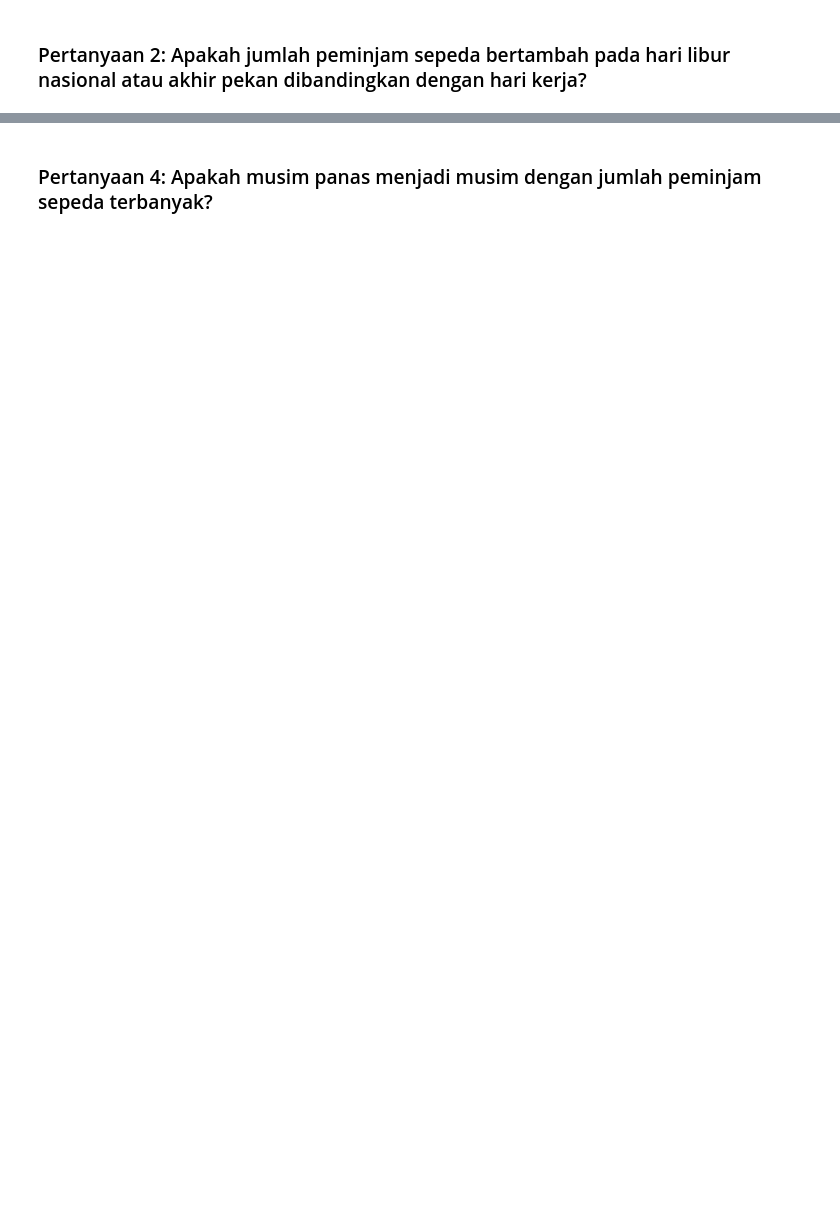
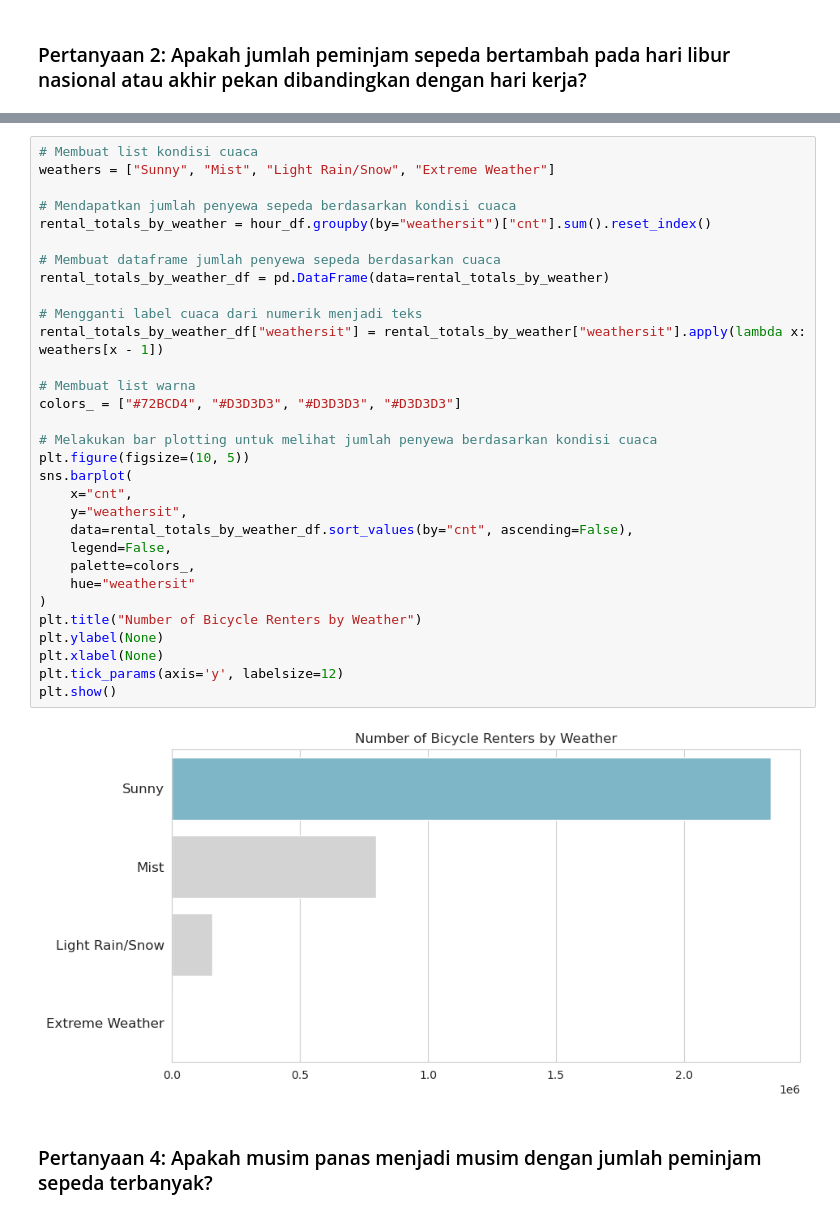
Before and after one commit to Refanz/analyst-data-bike-sharing, a Jupyter notebook: notebook.ipynb, the cells around one changed output, grey strips where cells are left out. Saved outputs shown, nothing was run; the diff lists cells and outputs as text; blank space fills up the shorter version.

```diff
--- a/notebook.ipynb
+++ b/notebook.ipynb
@@ -764,2 +851,35 @@ plt.show()
+# %%
+# Membuat list kondisi cuaca
+weathers = ["Sunny", "Mist", "Light Rain/Snow", "Extreme Weather"]
+
+# Mendapatkan jumlah penyewa sepeda berdasarkan kondisi cuaca
+rental_totals_by_weather = hour_df.groupby(by="weathersit")["cnt"].sum().reset_index()
+
+# Membuat dataframe jumlah penyewa sepeda berdasarkan cuaca
+rental_totals_by_weather_df = pd.DataFrame(data=rental_totals_by_weather)
+
+# Mengganti label cuaca dari numerik menjadi teks
+rental_totals_by_weather_df["weathersit"] = rental_totals_by_weather["weathersit"].apply(lambda x: weathers[x - 1])
+
+# Membuat list warna
+colors_ = ["#72BCD4", "#D3D3D3", "#D3D3D3", "#D3D3D3"]
+
+# Melakukan bar plotting untuk melihat jumlah penyewa berdasarkan kondisi cuaca
+plt.figure(figsize=(10, 5))
+sns.barplot(
+    x="cnt",
+    y="weathersit",
+    data=rental_totals_by_weather_df.sort_values(by="cnt", ascending=False),
+    legend=False,
+    palette=colors_,
+    hue="weathersit"
+)
+plt.title("Number of Bicycle Renters by Weather")
+plt.ylabel(None)
+plt.xlabel(None)
+plt.tick_params(axis='y', labelsize=12)
+plt.show()
+# %% [output]
+[figure, added]
 # %% [markdown]
 ### Pertanyaan 4: Apakah musim panas menjadi musim dengan jumlah peminjam sepeda terbanyak?
```
Also changed, not shown: parts of 15 cells of this notebook.
